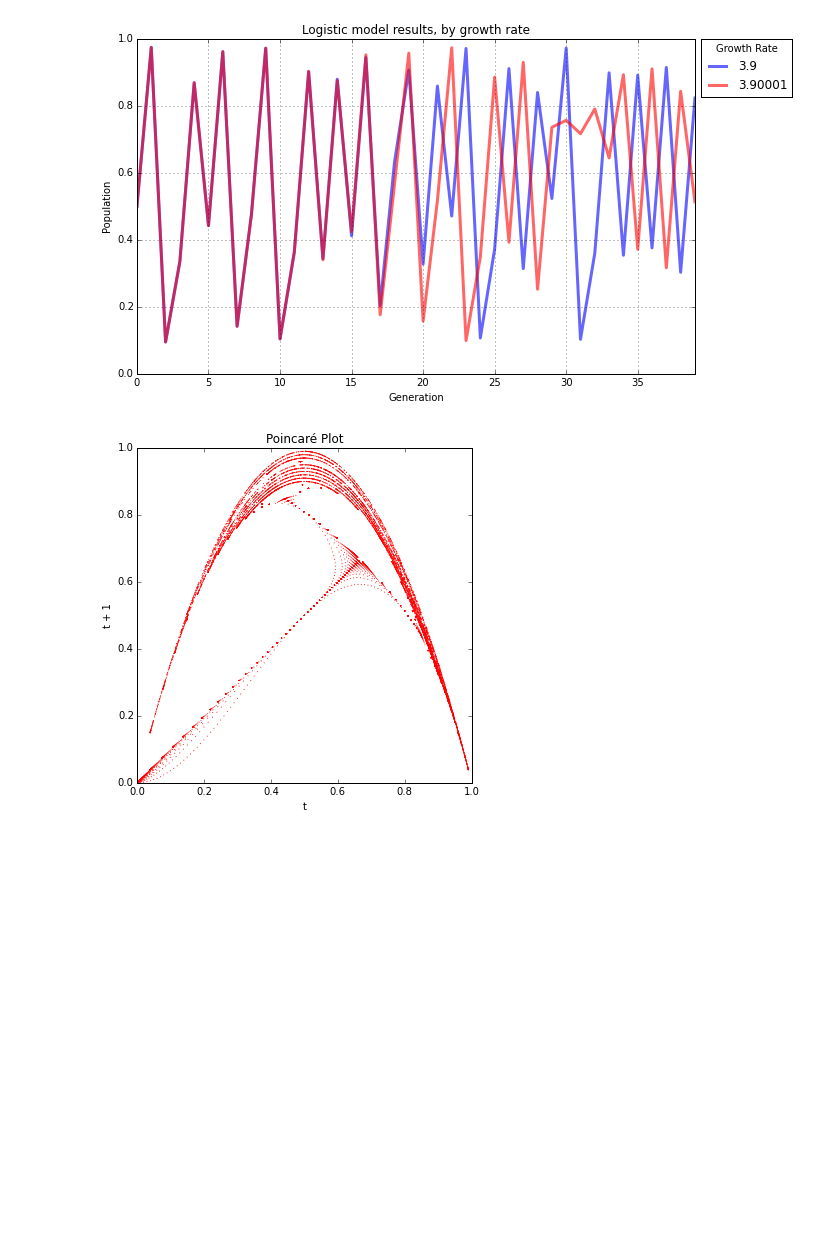
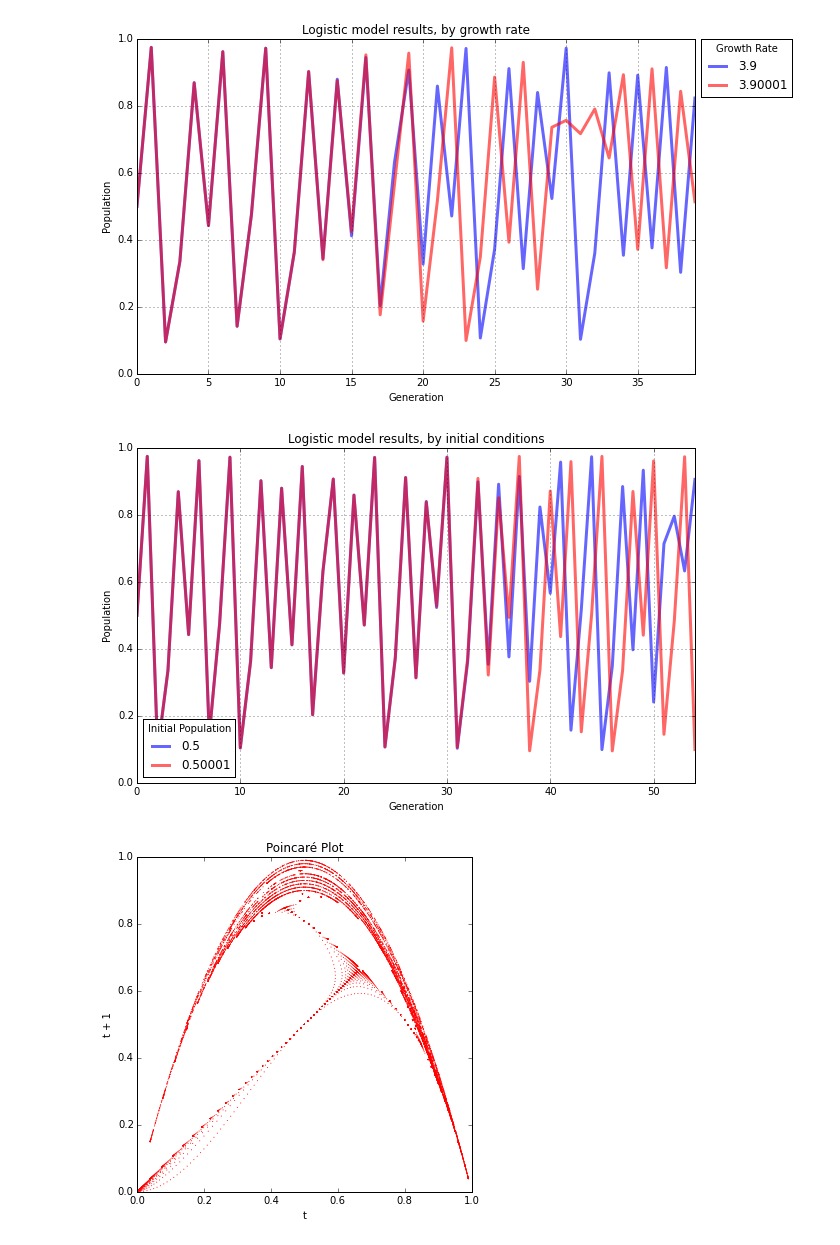
Before and after one commit to aitatanit/chaos-models, a Jupyter notebook: chaos-logistic-model.ipynb, the cells around one changed output. Drawn from its saved outputs; the diff is of its cells as text; code cells hidden in the pictures; blank space fills up the shorter version.

Commit message:
added plots to show sensitivity to initial conditions

```diff
--- a/chaos-logistic-model.ipynb
+++ b/chaos-logistic-model.ipynb
@@ -238,6 +239,27 @@ ax.legend(title='Growth Rate', loc=3, bbox_to_anchor=(1, 0.81))
 plt.show()
 # %% [output]
 [figure]
+# %%
+# plot the results of the logistic model at growth rate 3.9 for 2 similar starting population values
+# this demonstrates sensitive dependence on initial conditions, as they diverge through chaos
+generations = 55
+growth_rate_min = 3.9
+growth_rate_max = 4.0
+growth_rate_steps = 1
+pop_initial1 = 0.5
+pop_initial2 = 0.50001
+pops1 = logistic_model(generations, growth_rate_min, growth_rate_max, growth_rate_steps, pop_initial1)
+pops2 = logistic_model(generations, growth_rate_min, growth_rate_max, growth_rate_steps, pop_initial2)
+pops = pd.concat([pops1, pops2], axis=1)
+pops.columns = [str(pop_initial1), str(pop_initial2)]
+ax = pops.plot(kind='line', figsize=[10, 6], linewidth='3', alpha=0.6, style=['b-','r-'])
+ax.set_title('Logistic model results, by initial conditions')
+ax.set_xlabel('Generation')
+ax.set_ylabel('Population')
+ax.legend(title='Initial Population', loc=3, frameon=True, framealpha=1)
+plt.show()
+# %% [output]
+[figure, added]
 # %%
 # draw a poincare plot for 1000 generations across 100 growth rate steps from 0 to 4
 generations = 1000
```
Also changed, not shown: parts of 1 cell of this notebook.
